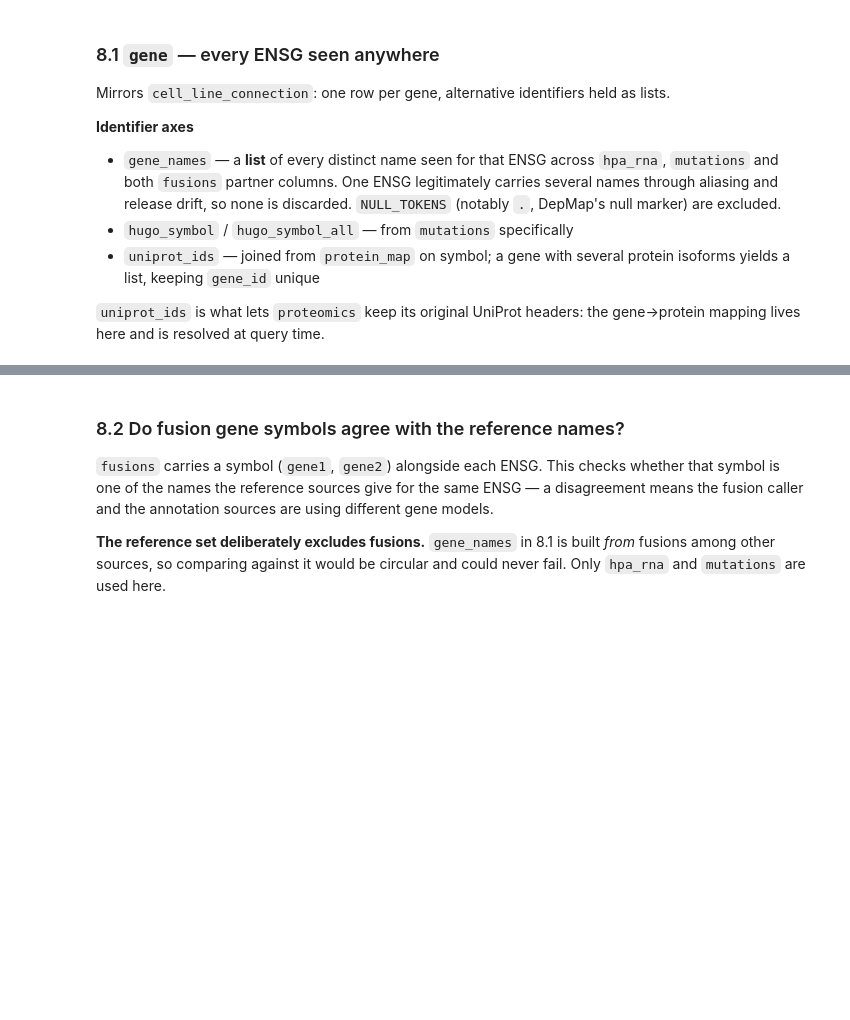
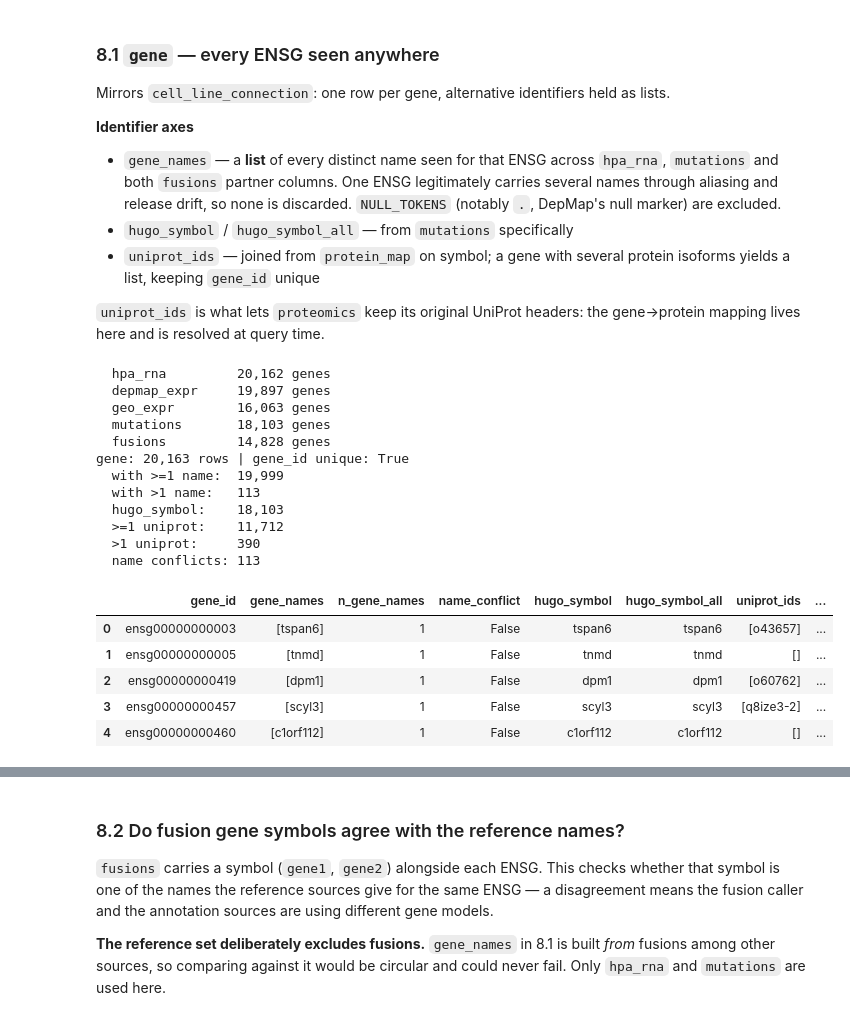
Before and after one commit to UoB-AstraZeneca-25-26/UoB-GeneTraceAI-25-26, a Jupyter notebook: src/Track - D/00_cls_dhp.ipynb, the cells around one changed output, grey strips where cells are left out. Cells and saved outputs as stored; diff of their text form; code cells hidden in the pictures; blank space fills up the shorter version.

```diff
--- a/src/Track - D/00_cls_dhp.ipynb
+++ b/src/Track - D/00_cls_dhp.ipynb
@@ -814,8 +983,10 @@ def collect_gene_names(con, name_sources, pattern=ENSG_PATTERN):
     One ENSG legitimately carries several names (aliases, release drift), so
     they are kept as a list rather than one being picked.
 
-    NULL_TOKENS are excluded: '.' is DepMap's null placeholder in fusions and
-    would otherwise become a gene name.
+    Excluded: NULL_TOKENS ('.' is DepMap's null placeholder), and any value
+    that is itself an ENSG id — some sources fall back to writing the ensembl
+    id into the symbol column when no symbol is known, which would otherwise
+    make a gene appear to be named after itself.
     """
     nulls = ", ".join(f"'{t}'" for t in NULL_TOKENS)
     parts = [f'SELECT lower(trim("{gc}")) AS gene_id, trim("{nc}") AS nm FROM "{t}"'
@@ -826,9 +997,9 @@ def collect_gene_names(con, name_sources, pattern=ENSG_PATTERN):
                count(DISTINCT nm)                 AS n_gene_names
         FROM ({" UNION ALL ".join(parts)})
         WHERE nm IS NOT NULL AND lower(nm) NOT IN ({nulls})
+          AND NOT regexp_matches(lower(trim(nm)), '{pattern}')
           AND regexp_matches(gene_id, '{pattern}')
         GROUP BY gene_id""").df()
-
 
 def build_gene_table(con, sets, name_sources, symbol_sources=None,
                      out="gene", pattern=ENSG_PATTERN,
@@ -881,30 +1052,49 @@ def build_gene_table(con, sets, name_sources, symbol_sources=None,
     d = con.execute(f'SELECT * FROM "{out}"').df()
     print(f"gene: {len(d):,} rows | gene_id unique: {d.gene_id.is_unique}")
     print(f"  with >=1 name:  {(d.n_gene_names > 0).sum():,}")
     print(f"  with >1 name:   {(d.n_gene_names > 1).sum():,}")
     print(f"  hugo_symbol:    {(d.hugo_symbol != '').sum():,}")
     print(f"  >=1 uniprot:    {(d.n_uniprot_ids > 0).sum():,}")
     print(f"  >1 uniprot:     {(d.n_uniprot_ids > 1).sum():,}")
     print(f"  name conflicts: {d.name_conflict.sum():,}")
     return d
 
 
 gene_sets = {
     "hpa_rna":     genes_from_long(con, "hpa_rna", "gene"),
     "depmap_expr": genes_from_wide(con, "depmap_expr"),
     "geo_expr":    genes_from_wide(con, "geo_expr"),
     "mutations":   genes_from_long(con, "mutations", "ensemblgeneid"),
     "fusions":     genes_from_two_cols(con, "fusions", "gene1_ens_id", "gene2_ens_id"),
 }
 for n, s in gene_sets.items():
     print(f"  {n:14s} {len(s):>7,} genes")
 
 gene = build_gene_table(
     con, gene_sets,
     name_sources=[("hpa_rna",   "gene",          "gene name"),
                   ("mutations", "ensemblgeneid", "hugosymbol"),
                   ("fusions",   "gene1_ens_id",  "gene1"),
                   ("fusions",   "gene2_ens_id",  "gene2")],
     symbol_sources=[("mutations", "ensemblgeneid", "hugosymbol")],
 )
 gene.head()
+# %% [output]
+  hpa_rna         20,162 genes
+  depmap_expr     19,897 genes
+  geo_expr        16,063 genes
+  mutations       18,103 genes
+  fusions         14,828 genes
+gene: 20,163 rows | gene_id unique: True
+  with >=1 name:  19,999
+  with >1 name:   113
+  hugo_symbol:    18,103
+  >=1 uniprot:    11,712
+  >1 uniprot:     390
+  name conflicts: 113
+|  | gene_id | gene_names | n_gene_names | name_conflict | hugo_symbol | hugo_symbol_all | uniprot_ids | ... |
+| 0 | ensg00000000003 | [tspan6] | 1 | False | tspan6 | tspan6 | [o43657] | ... |
+| 1 | ensg00000000005 | [tnmd] | 1 | False | tnmd | tnmd | [] | ... |
+| 2 | ensg00000000419 | [dpm1] | 1 | False | dpm1 | dpm1 | [o60762] | ... |
+| 3 | ensg00000000457 | [scyl3] | 1 | False | scyl3 | scyl3 | [q8ize3-2] | ... |
+| 4 | ensg00000000460 | [c1orf112] | 1 | False | c1orf112 | c1orf112 | [] | ... |
```
Also changed, not shown: parts of 18 cells of this notebook.
